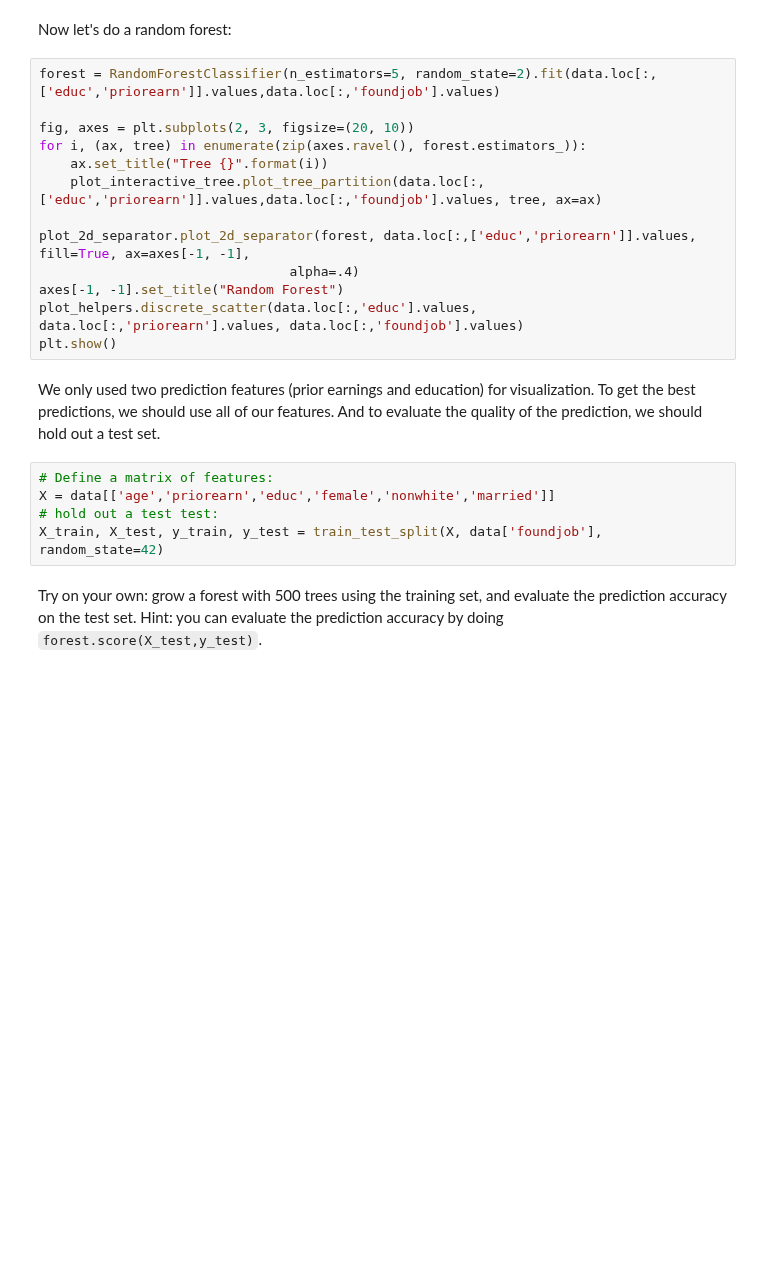
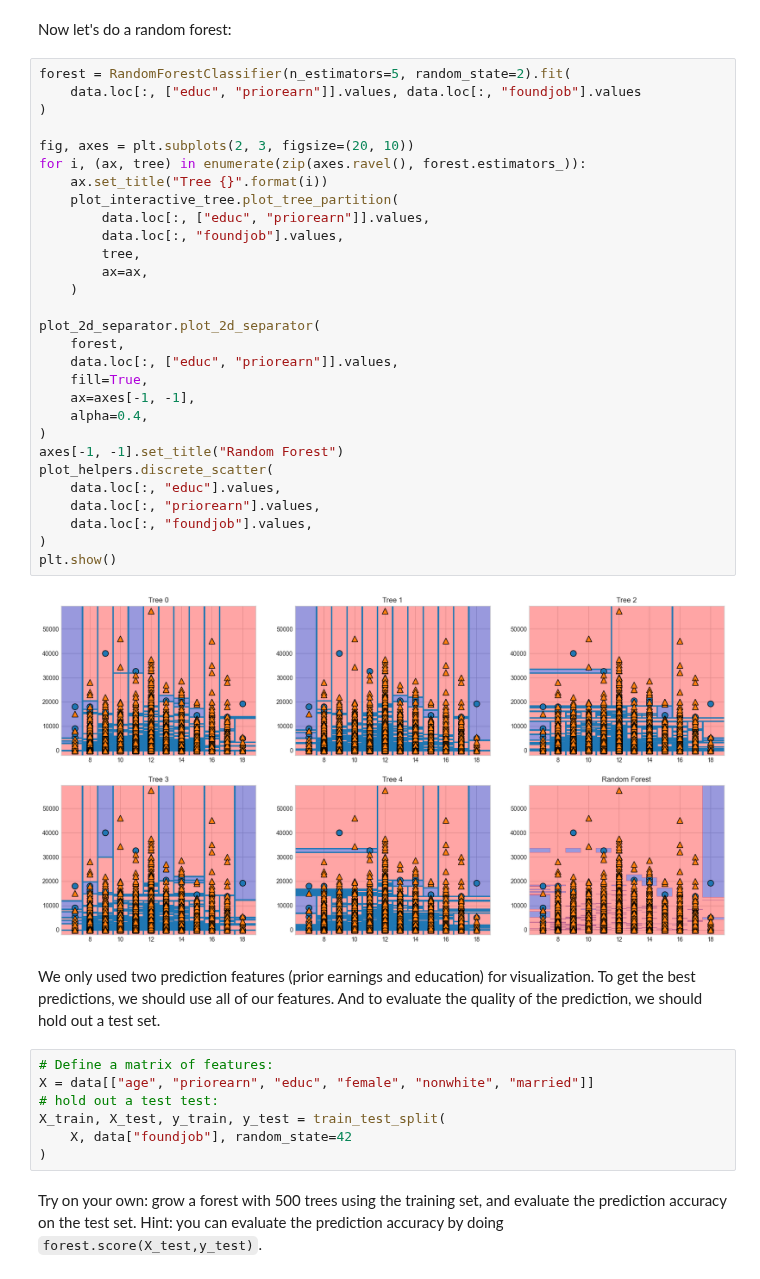
Before and after one commit to Mixtape-Sessions/Heterogeneous-Effects, a Jupyter notebook: Labs/python/ML_Heterogeneous_Effects.ipynb, the cells around one changed output. Cells and saved outputs as stored; diff of their text form; blank space fills up the shorter version.

```diff
--- a/Labs/python/ML_Heterogeneous_Effects.ipynb
+++ b/Labs/python/ML_Heterogeneous_Effects.ipynb
@@ -194,25 +225,45 @@ plt.show()
 # %% [markdown]
 Now let's do a random forest:
 # %%
-forest = RandomForestClassifier(n_estimators=5, random_state=2).fit(data.loc[:,['educ','priorearn']].values,data.loc[:,'foundjob'].values)
+forest = RandomForestClassifier(n_estimators=5, random_state=2).fit(
+    data.loc[:, ["educ", "priorearn"]].values, data.loc[:, "foundjob"].values
+)
 
 fig, axes = plt.subplots(2, 3, figsize=(20, 10))
 for i, (ax, tree) in enumerate(zip(axes.ravel(), forest.estimators_)):
     ax.set_title("Tree {}".format(i))
-    plot_interactive_tree.plot_tree_partition(data.loc[:,['educ','priorearn']].values,data.loc[:,'foundjob'].values, tree, ax=ax)
+    plot_interactive_tree.plot_tree_partition(
+        data.loc[:, ["educ", "priorearn"]].values,
+        data.loc[:, "foundjob"].values,
+        tree,
+        ax=ax,
+    )
 
-plot_2d_separator.plot_2d_separator(forest, data.loc[:,['educ','priorearn']].values, fill=True, ax=axes[-1, -1],
-                                alpha=.4)
+plot_2d_separator.plot_2d_separator(
+    forest,
+    data.loc[:, ["educ", "priorearn"]].values,
+    fill=True,
+    ax=axes[-1, -1],
+    alpha=0.4,
+)
 axes[-1, -1].set_title("Random Forest")
-plot_helpers.discrete_scatter(data.loc[:,'educ'].values, data.loc[:,'priorearn'].values, data.loc[:,'foundjob'].values)
+plot_helpers.discrete_scatter(
+    data.loc[:, "educ"].values,
+    data.loc[:, "priorearn"].values,
+    data.loc[:, "foundjob"].values,
+)
 plt.show()
+# %% [output]
+[figure, added]
 # %% [markdown]
 We only used two prediction features (prior earnings and education) for visualization. To get the best predictions, we should use all of our features. And to evaluate the quality of the prediction, we should hold out a test set.
 # %%
 # Define a matrix of features:
-X = data[['age','priorearn','educ','female','nonwhite','married']]
+X = data[["age", "priorearn", "educ", "female", "nonwhite", "married"]]
 # hold out a test test:
-X_train, X_test, y_train, y_test = train_test_split(X, data['foundjob'], random_state=42)
+X_train, X_test, y_train, y_test = train_test_split(
+    X, data["foundjob"], random_state=42
+)
 # %% [markdown]
 Try on your own: grow a forest with 500 trees using the training set, and evaluate the prediction accuracy on the test set. Hint: you can evaluate the prediction accuracy by doing `forest.score(X_test,y_test)`.
 # %% [markdown]
```
Also changed, not shown: parts of 31 cells of this notebook, 1 other file.
